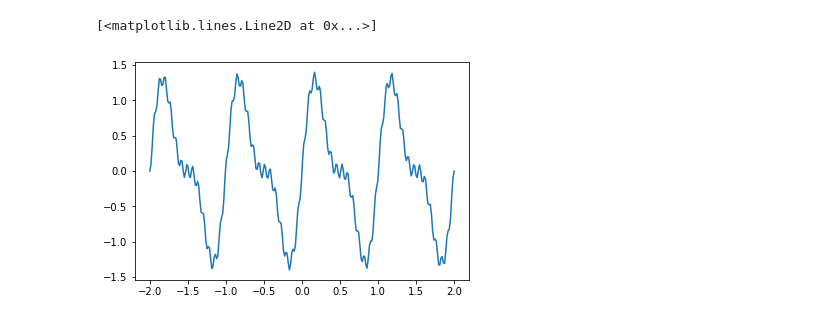
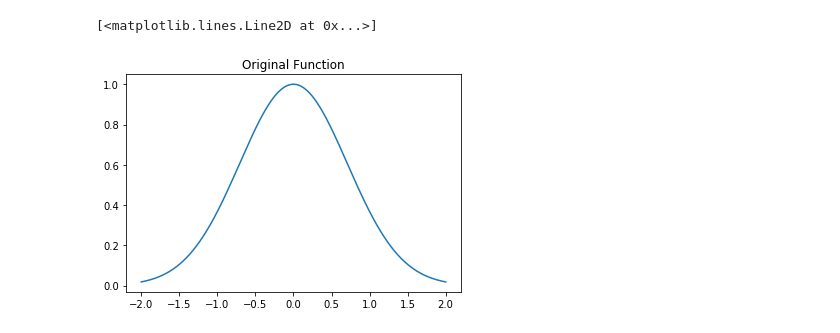
Before and after one commit to ShawHaines/ComputationalPhysics, a Jupyter notebook: 9_FFT.ipynb, the cells around one changed output. Cells and saved outputs as stored; diff of their text form; code cells hidden in the pictures.

```diff
--- a/9_FFT.ipynb
+++ b/9_FFT.ipynb
@@ -5,21 +5,29 @@ import numpy as np
 import matplotlib.pyplot as plt
 # %%
 def f(x):
-    return 1*np.sin(np.pi*2*x)+0.5*np.sin(np.pi*4*x)+0.1*np.sin(np.pi*100*x)
+#     return 1*np.sin(np.pi*2*x)+0.5*np.sin(np.pi*4*x)+0.1*np.sin(np.pi*100*x)
+    return 1*np.sin(np.pi*2*x)+0.5*np.sin(np.pi*4*x)
 def df(x):
-    return 1*np.cos(np.pi*2*x)+0.5*np.cos(np.pi*4*x)+0.1*np.cos(np.pi*100*x)
+#     return 1*np.cos(np.pi*2*x)+0.5*np.cos(np.pi*4*x)+0.1*np.cos(np.pi*100*x)
+    return 1*np.cos(np.pi*2*x)+0.5*np.cos(np.pi*4*x)
 def g(x):
     return np.exp(-x*x)
 def dg(x):
     return -x*2*np.exp(-x*x) # broadcasting.
-func=f
-slices=256
-x=np.linspace(-2,2,slices)
-y=func(x)
-plt.plot(x,y)
-# %% [output]
-[<matplotlib.lines.Line2D at 0x...>]
-[figure, removed]
+# %%
+func=g
+dfunc=dg
+slices=1024
+# Plot the original function.
+sampleRange=2
+x=np.linspace(-sampleRange,sampleRange,slices)
+y=func(x)
+plt.figure()
+plt.title("Original Function")
+plt.plot(x,y)
+# %% [output]
+[<matplotlib.lines.Line2D at 0x...>]
+[figure, added]
 # %%
 ky=fft(y)
 # print(ky)
```
Also changed, not shown: parts of 20 cells of this notebook.
